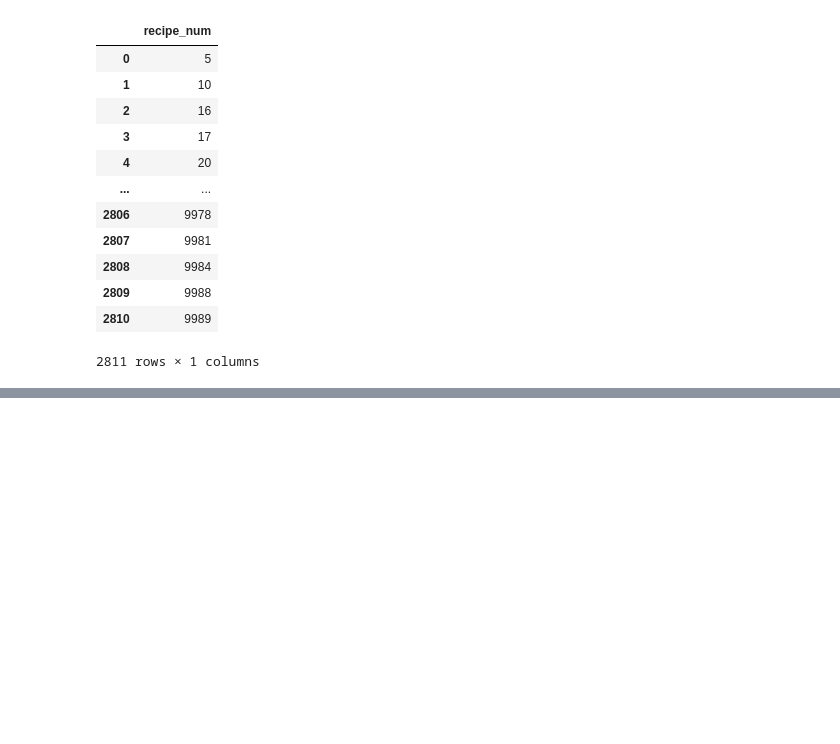
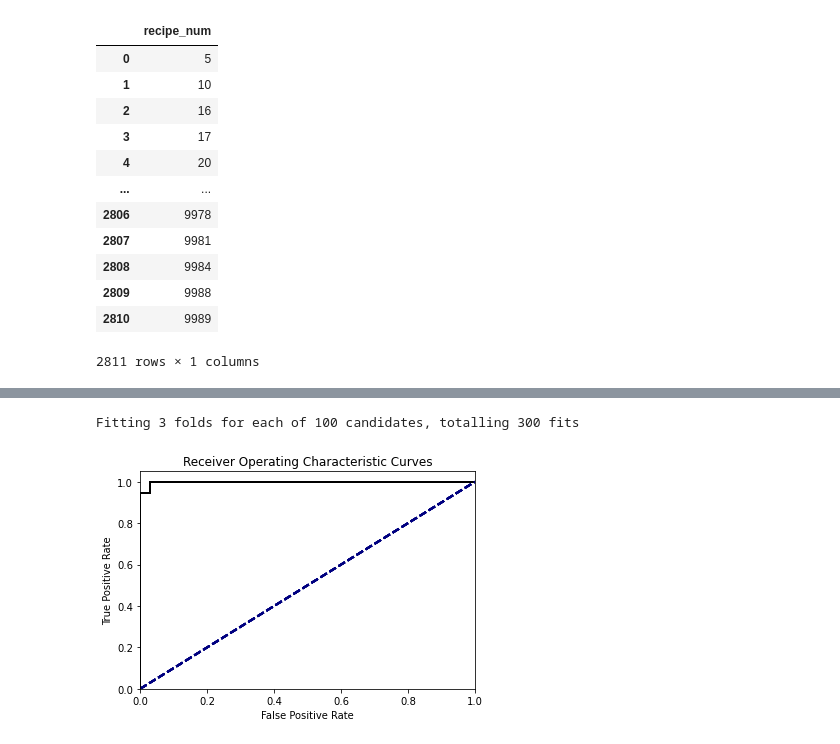
Before and after one commit to ccwillmore/Recipe_project, a Jupyter notebook: Random_forests_models/Random_forest_French.ipynb, the cells around one changed output, grey strips where cells are left out. Cells and saved outputs as stored; diff of their text form; code cells hidden in the pictures; blank space fills up the shorter version.

```diff
--- a/Random_forests_models/Random_forest_French.ipynb
+++ b/Random_forests_models/Random_forest_French.ipynb
@@ -139,4 +254,13 @@ y
 Name: response, Length: 283, dtype: int64
+# %%
+parameters_to_run = call_grid_search(X, y, 42)
+# %% [output]
+Fitting 3 folds for each of 100 candidates, totalling 300 fits
+# %%
+roc_auc_out = dict()
+roc_auc_out = cross_validate(X, y, parameters_to_run, 10)
+# %% [output]
+[figure, added]
 # %%
 # Splitting into Train and Test sets.
 X_train, X_test, y_train, y_test = train_test_split(X, y, random_state=78)
```
Also changed, not shown: parts of 11 cells of this notebook, 7 other files.
